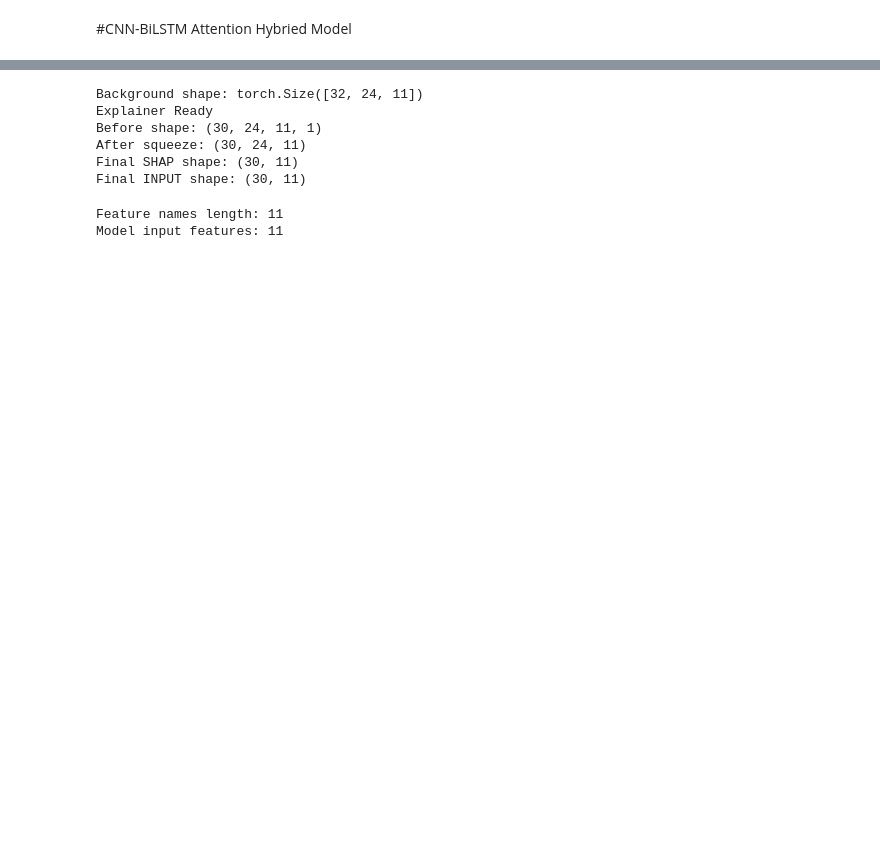
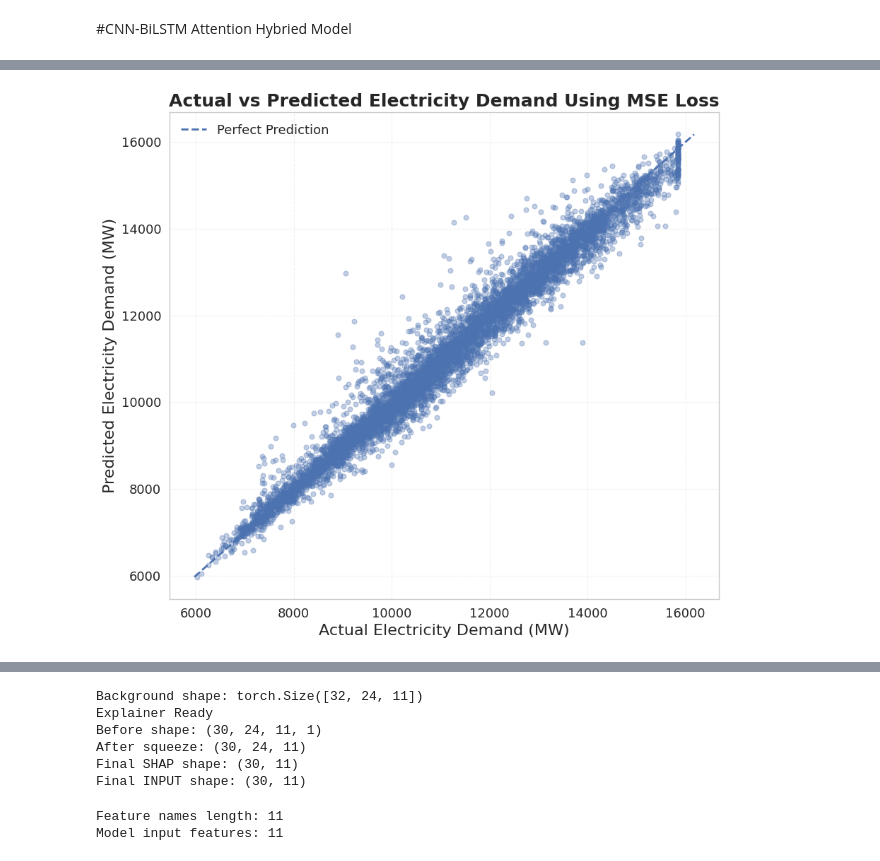
Before and after one commit to Joydas2003/Electrical-Load-Forcasting-Ml, a Jupyter notebook: Machine Learning Based short term Electrical Load Forcasting.ipynb, the cells around one changed output, grey strips where cells are left out. Drawn from its saved outputs; the diff is of its cells as text; code cells hidden in the pictures; blank space fills up the shorter version.

```diff
--- a/Machine Learning Based short term Electrical Load Forcasting.ipynb
+++ b/Machine Learning Based short term Electrical Load Forcasting.ipynb
@@ -2191,3 +2527,76 @@ plt.close()
+# %%
+# MSE ACTUAL VS PREDICTED SCATTER PLOT
+
+plt.figure(figsize=(9, 8))
+
+plt.scatter(
+    y_true_inv,
+    y_pred_mse_inv,
+    alpha=0.35,
+    s=25
+)
+
+min_val = min(y_true_inv.min(), y_pred_mse_inv.min())
+max_val = max(y_true_inv.max(), y_pred_mse_inv.max())
+
+plt.plot(
+    [min_val, max_val],
+    [min_val, max_val],
+    linestyle="--",
+    linewidth=2,
+    label="Perfect Prediction"
+)
+
+plt.xlabel(
+    "Actual Electricity Demand (MW)",
+    fontsize=16
+)
+
+plt.ylabel(
+    "Predicted Electricity Demand (MW)",
+    fontsize=16
+)
+
+plt.title(
+    "Actual vs Predicted Electricity Demand Using MSE Loss",
+    fontsize=18,
+    fontweight="bold"
+)
+
+plt.tick_params(
+    axis="both",
+    labelsize=13
+)
+
+plt.grid(
+    True,
+    linestyle="--",
+    alpha=0.3
+)
+
+plt.legend(
+    fontsize=13,
+    frameon=False
+)
+
+plt.tight_layout()
+
+plt.savefig(
+    "Figure_3_MSE_Actual_vs_Predicted_Scatter.png",
+    dpi=800,
+    bbox_inches="tight"
+)
+
+plt.savefig(
+    "Figure_3_MSE_Actual_vs_Predicted_Scatter.pdf",
+    bbox_inches="tight"
+)
+
+plt.show()
+
+plt.close()
+# %% [output]
+[figure, added]
 # %%
 fig, axes = plt.subplots(1, 3, figsize=(26, 8))
 
```
Also changed, not shown: parts of 59 cells of this notebook.
